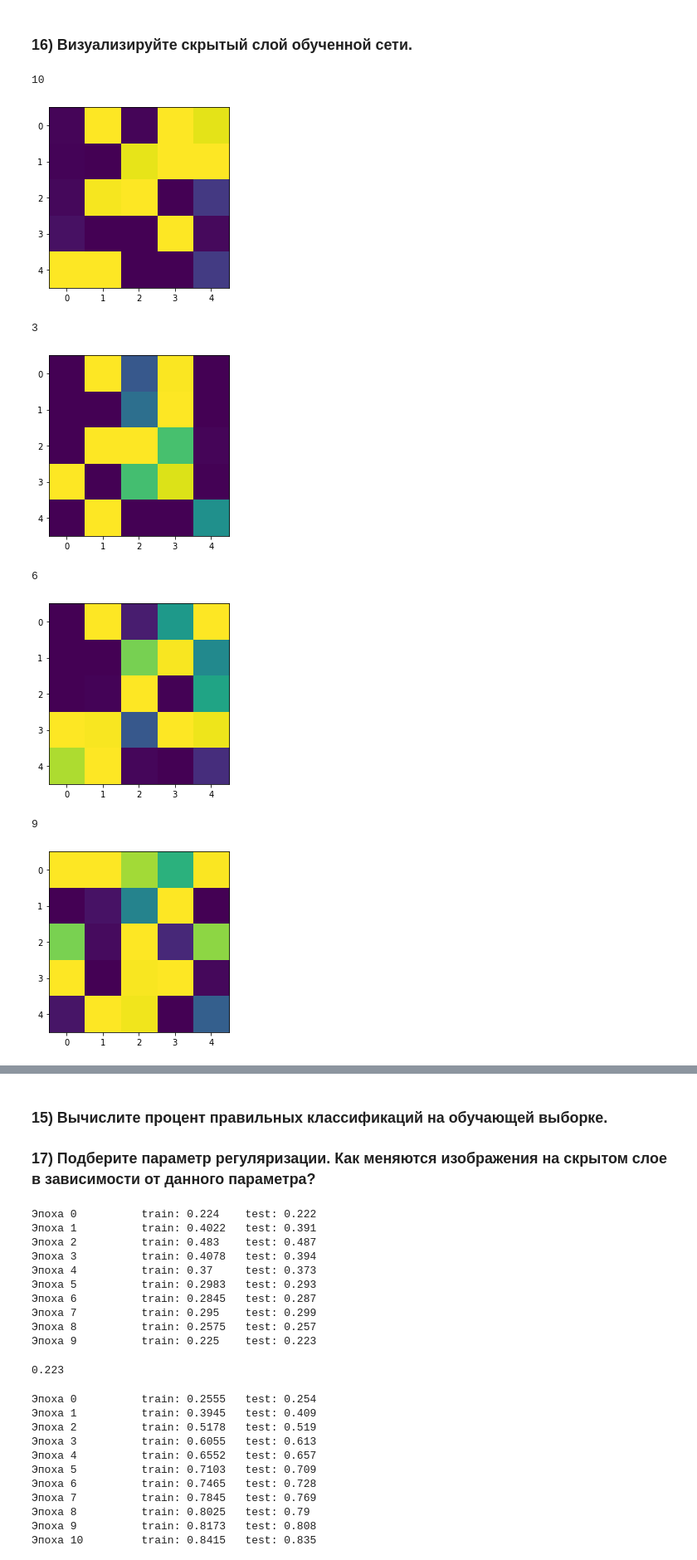
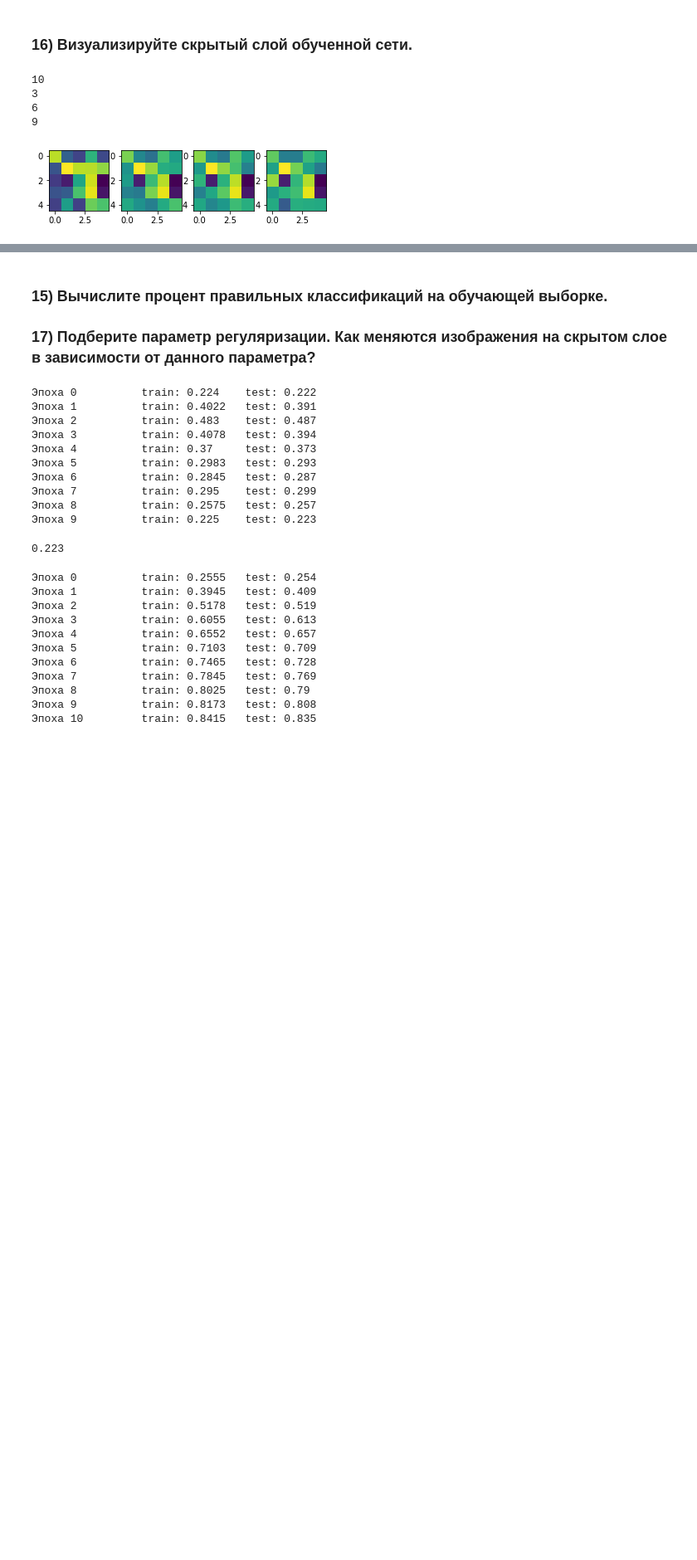
Before and after one commit to ByMyTry/MO_3sem, a Jupyter notebook: laba4/laba4.ipynb, the cells around one changed output, grey strips where cells are left out. Shown at 83% size. Drawn from its saved outputs; the diff is of its cells as text; code cells hidden in the pictures; blank space fills up the shorter version.

Commit message:
improved NN-layers visualization for laba4

```diff
--- a/laba4/laba4.ipynb
+++ b/laba4/laba4.ipynb
@@ -73,7 +73,7 @@ class Network:
         """
         for layer_i_, (b, w) in enumerate(zip(self.biases, self.weights)):
             a = sigmoid(np.dot(w, a)+b.T[0])
-            if i is not None and layer_i_ == layer_i:
+            if layer_i is not None and layer_i_ == layer_i:
                 break
         return a
 
@@ -157,8 +157,8 @@ class Network:
                 zi = np.dot(w, a[-1]) + b#.T[0]
             else:
                 zi = np.dot(w, a[-1]) + b#.T[0]
+            z.append(zi)
             ai = sigmoid(zi)
-            z.append(zi)
             a.append(ai)
         z, a = np.array(z), np.array(a)
 
@@ -411,17 +411,18 @@ nn_l2.SGD(train_data, eta=0.5, mini_batch_size=32, epochs=10, test_data=test_dat
 # %% [markdown]
 ### 16) Визуализируйте скрытый слой обученной сети.
 # %%
-for i in [0, 1500, 3000, 4500]:
-    a1 = nn_l2.feedforward(features[i], layer_i=0).reshape((5,5))
-    print(labels[i])
-    plt.imshow(a1)
-    plt.show()
+v_images_indexes = [0, 1500, 3000, 4500]
+
+f, axarr = plt.subplots(1, len(v_images_indexes))
+for i, img_i in enumerate(v_images_indexes):
+    a1 = nn_l2.feedforward(features[img_i], layer_i=0).reshape((5,5))
+    print(labels[img_i])
+    axarr[i].imshow(a1)
+
+plt.show()
 # %% [output]
 10
+3
+6
+9
-[figure, old version]
+[figure, new version]
-3
-[figure, removed]
-6
-[figure, removed]
-9
-[figure, removed]
```
Also changed, not shown: parts of 9 cells of this notebook.
